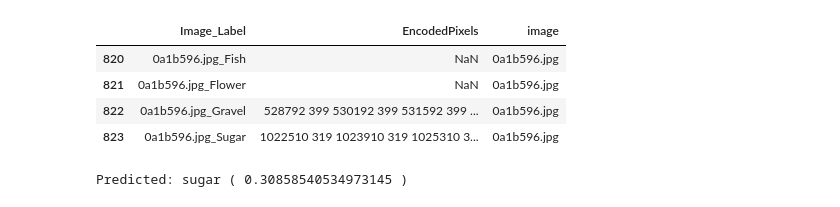
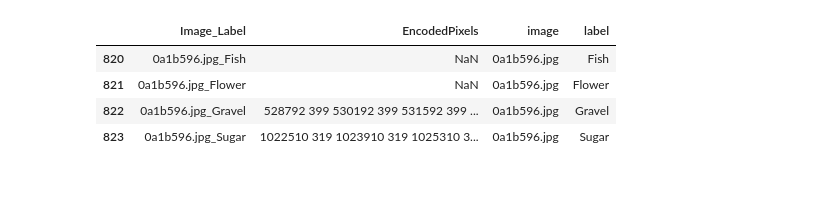
Before and after one commit to o-hx/CV-Proj, a Jupyter notebook: ModelVisualisation.ipynb, the cells around one changed output. Cells and saved outputs as stored; diff of their text form; code cells hidden in the pictures.

```diff
--- a/ModelVisualisation.ipynb
+++ b/ModelVisualisation.ipynb
@@ -32,11 +54,14 @@ np.random.seed(123)
 # %%
 df = pd.read_csv('data/train.csv')
 
 df['image'] = df['Image_Label'].apply(lambda x: x.split('_')[0])
+df['label'] = df['Image_Label'].apply(lambda x: x.split('_')[1])
+
+
 df[df['image'] == '0a1b596.jpg']
 # %% [output]
-|  | Image_Label | EncodedPixels | image |
-| 820 | 0a1b596.jpg_Fish | NaN | 0a1b596.jpg |
-| 821 | 0a1b596.jpg_Flower | NaN | 0a1b596.jpg |
-| 822 | 0a1b596.jpg_Gravel | 528792 399 530192 399 531592 399 ... | 0a1b596.jpg |
-| 823 | 0a1b596.jpg_Sugar | 1022510 319 1023910 319 1025310 3... | 0a1b596.jpg |
+|  | Image_Label | EncodedPixels | image | label |
+| 820 | 0a1b596.jpg_Fish | NaN | 0a1b596.jpg | Fish |
+| 821 | 0a1b596.jpg_Flower | NaN | 0a1b596.jpg | Flower |
+| 822 | 0a1b596.jpg_Gravel | 528792 399 530192 399 531592 399 ... | 0a1b596.jpg | Gravel |
+| 823 | 0a1b596.jpg_Sugar | 1022510 319 1023910 319 1025310 3... | 0a1b596.jpg | Sugar |
@@ -61,12 +67,0 @@ output = model(input)
-# %%
-idx_to_labels = ['flower', 'gravel', 'sugar', 'fish']
-
-output = F.softmax(output, dim=1)
-prediction_score, pred_label_idx = torch.topk(output, 1)
-
-pred_label_idx.squeeze_()
-
-predicted_label = idx_to_labels[pred_label_idx.item()]
-print('Predicted:', predicted_label, '(', prediction_score.squeeze().item(), ')')
-# %% [output]
-Predicted: sugar ( 0.30858540534973145 )
```
Also changed, not shown: parts of 14 cells of this notebook, 1 other file.
